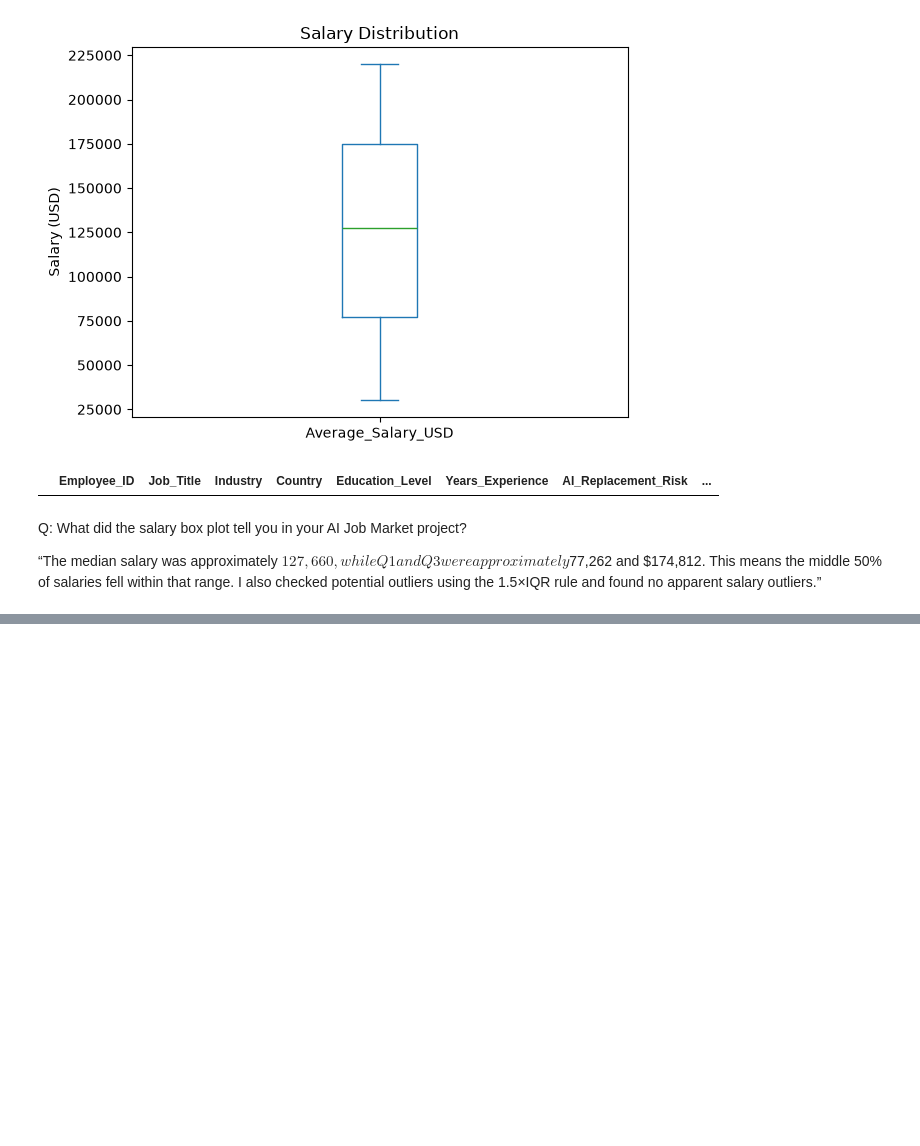
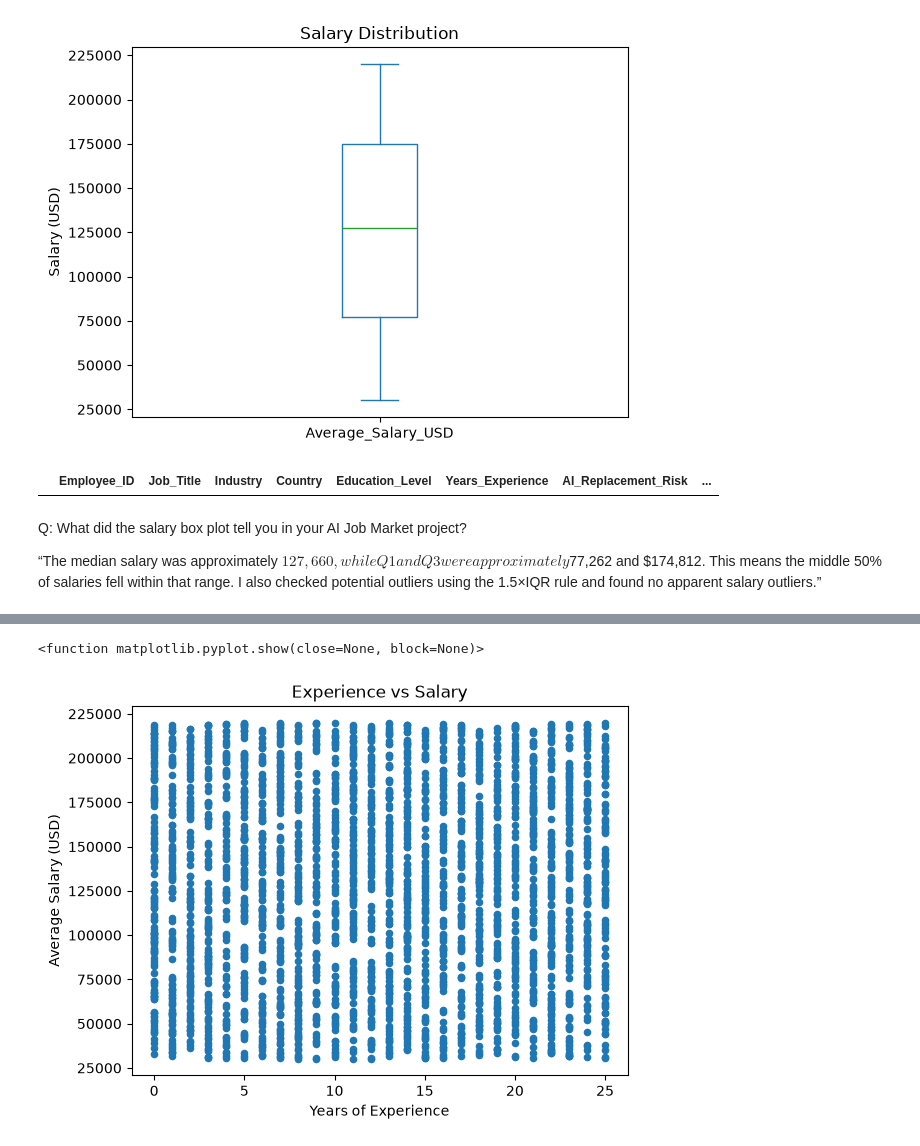
Before and after one commit to ArpanaMahajan30/ai-engineer-journey, a Jupyter notebook: month1/day8/data_visualization.ipynb, the cells around one changed output, grey strips where cells are left out. Cells and saved outputs as stored; diff of their text form; code cells hidden in the pictures; blank space fills up the shorter version.

```diff
--- a/month1/day8/data_visualization.ipynb
+++ b/month1/day8/data_visualization.ipynb
@@ -170,0 +183,15 @@ Q: What did the salary box plot tell you in your AI Job Market project?
+# %%
+df.plot(
+    kind="scatter",
+    x="Years_Experience",
+    y="Average_Salary_USD"
+)
+
+plt.title("Experience vs Salary")
+plt.xlabel("Years of Experience")
+plt.ylabel("Average Salary (USD)")
+
+plt.show
+# %% [output]
+<function matplotlib.pyplot.show(close=None, block=None)>
+[figure, added]
```
Also changed, not shown: parts of 14 cells of this notebook, 2 other files.
